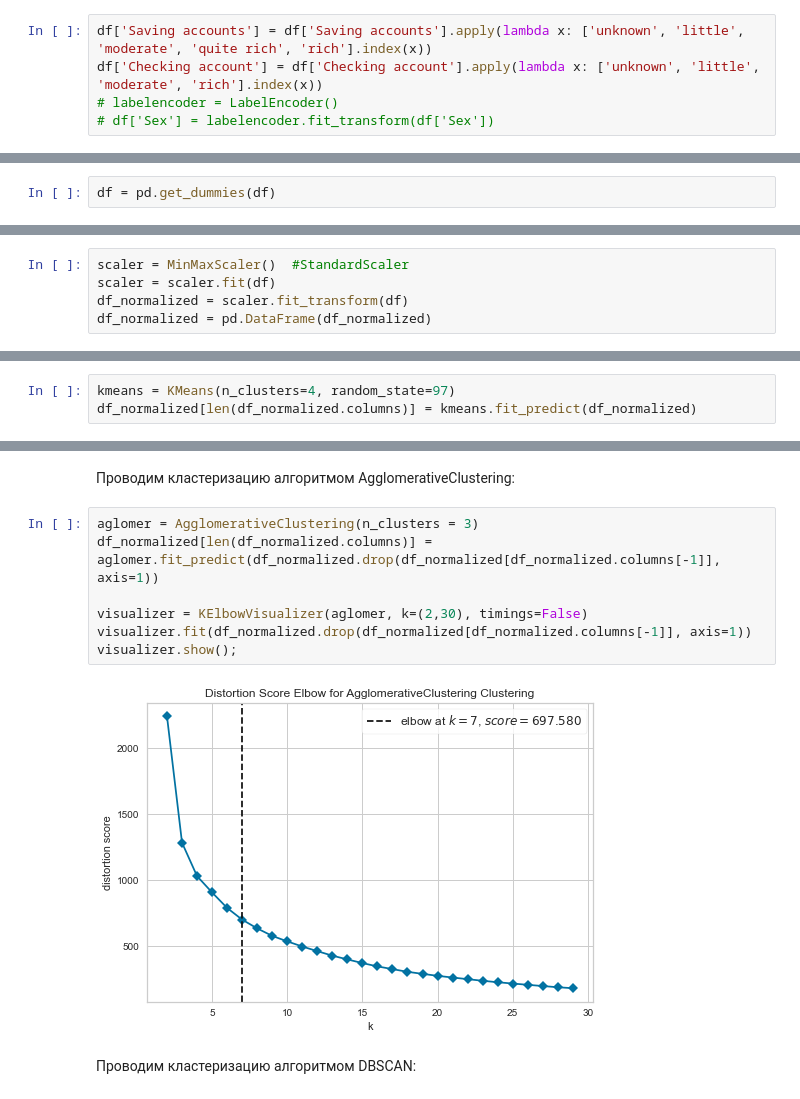
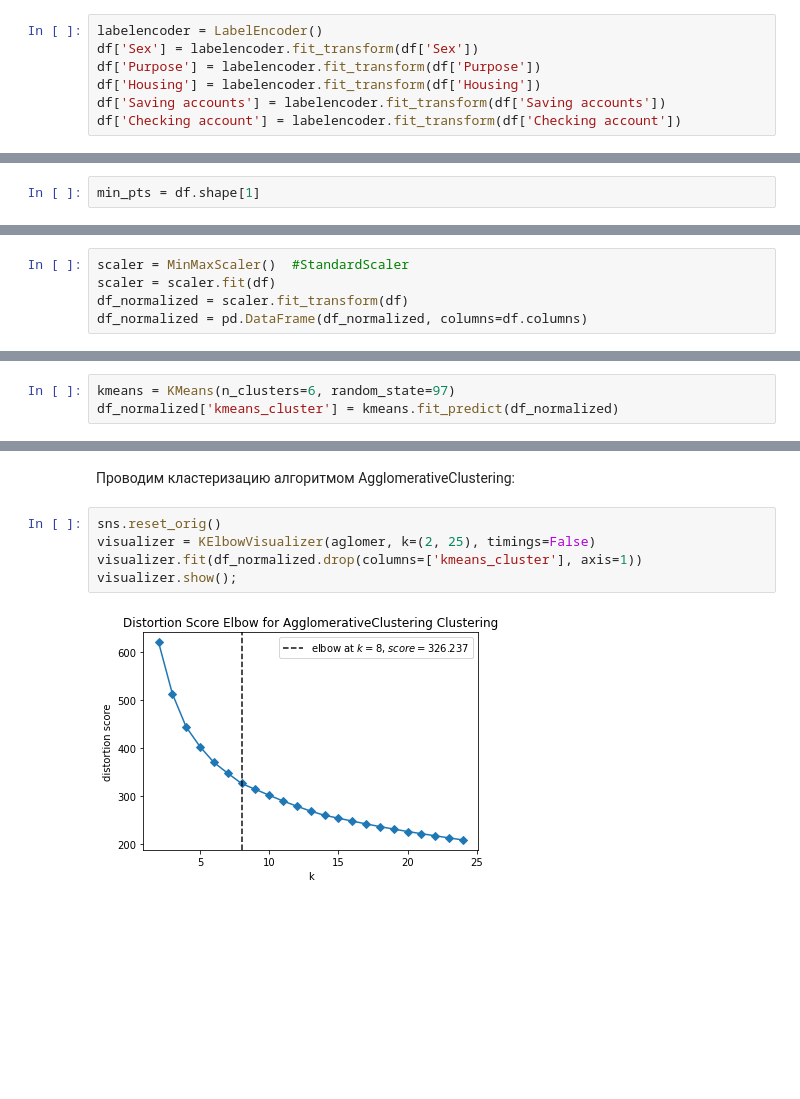
Before and after one commit to rpurei/otus, a Jupyter notebook: prof-hw2/ml_prof_hw02.ipynb, the cells around one changed output, grey strips where cells are left out. Cells and saved outputs as stored; diff of their text form; blank space fills up the shorter version.

Commit message:
HW-2 added clustering analysis

```diff
--- a/prof-hw2/ml_prof_hw02.ipynb
+++ b/prof-hw2/ml_prof_hw02.ipynb
@@ -155,12 +165,14 @@ def feature_plot(feature_name, categorical_feature, categorical_feature_value):
 # %%
-df['Saving accounts'] = df['Saving accounts'].apply(lambda x: ['unknown', 'little', 'moderate', 'quite rich', 'rich'].index(x))
-df['Checking account'] = df['Checking account'].apply(lambda x: ['unknown', 'little', 'moderate', 'rich'].index(x))
-# labelencoder = LabelEncoder()
-# df['Sex'] = labelencoder.fit_transform(df['Sex'])
+labelencoder = LabelEncoder()
+df['Sex'] = labelencoder.fit_transform(df['Sex'])
+df['Purpose'] = labelencoder.fit_transform(df['Purpose'])
+df['Housing'] = labelencoder.fit_transform(df['Housing'])
+df['Saving accounts'] = labelencoder.fit_transform(df['Saving accounts'])
+df['Checking account'] = labelencoder.fit_transform(df['Checking account'])
 # %% [markdown]
 Признаки 'Housing' и 'Purpose' не имеют признаком ранжирования, кодируем их OneHotEncoder:
 # %%
-df = pd.get_dummies(df)
+min_pts = df.shape[1]
 # %%
 df.head()
 # %% [output]
@@ -176,7 +188,7 @@ df.head()
 scaler = MinMaxScaler()  #StandardScaler
 scaler = scaler.fit(df)
 df_normalized = scaler.fit_transform(df)
-df_normalized = pd.DataFrame(df_normalized)
+df_normalized = pd.DataFrame(df_normalized, columns=df.columns)
 # %%
 df_normalized.head()
 # %% [output]
@@ -212,3 +241,3 @@ elbow_checker(KMeans, df_normalized)
 # %%
-kmeans = KMeans(n_clusters=4, random_state=97)
-df_normalized[len(df_normalized.columns)] = kmeans.fit_predict(df_normalized)
+kmeans = KMeans(n_clusters=6, random_state=97)
+df_normalized['kmeans_cluster'] = kmeans.fit_predict(df_normalized)
@@ -226,13 +260,9 @@ df_normalized[len(df_normalized.columns)] = kmeans.fit_predict(df_normalized)
 # %% [markdown]
 Проводим кластеризацию алгоритмом AgglomerativeClustering:
 # %%
-aglomer = AgglomerativeClustering(n_clusters = 3)
-df_normalized[len(df_normalized.columns)] = aglomer.fit_predict(df_normalized.drop(df_normalized[df_normalized.columns[-1]], axis=1))
-
-visualizer = KElbowVisualizer(aglomer, k=(2,30), timings=False)
-visualizer.fit(df_normalized.drop(df_normalized[df_normalized.columns[-1]], axis=1))
+sns.reset_orig()
+visualizer = KElbowVisualizer(aglomer, k=(2, 25), timings=False)
+visualizer.fit(df_normalized.drop(columns=['kmeans_cluster'], axis=1))
 visualizer.show();
 # %% [output]
-[figure, old version]
+[figure, new version]
-# %% [markdown]
-Проводим кластеризацию алгоритмом DBSCAN:
```
Also changed, not shown: parts of 54 cells of this notebook.
